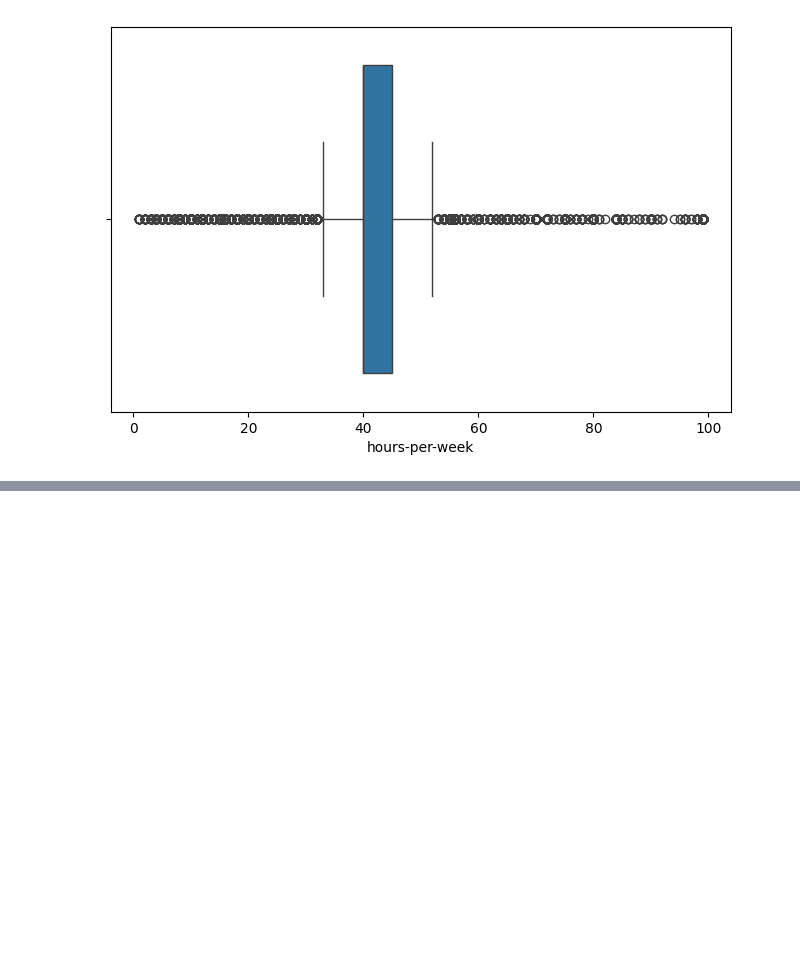
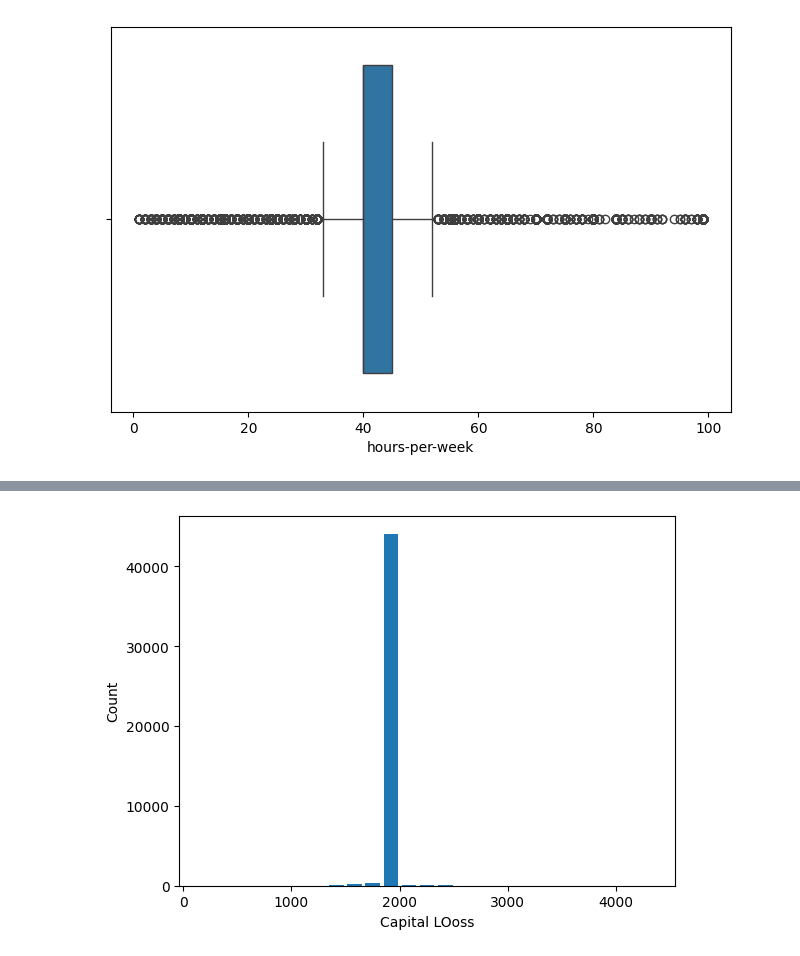
Before and after one commit to ChavinduDulaj/Income-Prediction-Project, a Jupyter notebook: preprocessingVS.ipynb, the cells around one changed output, grey strips where cells are left out. Cells and saved outputs as stored; diff of their text form; code cells hidden in the pictures; blank space fills up the shorter version.

```diff
--- a/preprocessingVS.ipynb
+++ b/preprocessingVS.ipynb
@@ -366,0 +367,7 @@ plt.show
+# %%
+plt.hist(df['capital-loss'], bins=25, rwidth=0.8)
+plt.xlabel('Capital LOoss')
+plt.ylabel('Count')
+plt.show()
+# %% [output]
+[figure, added]
```
Also changed, not shown: parts of 25 cells of this notebook, 3 other files.
